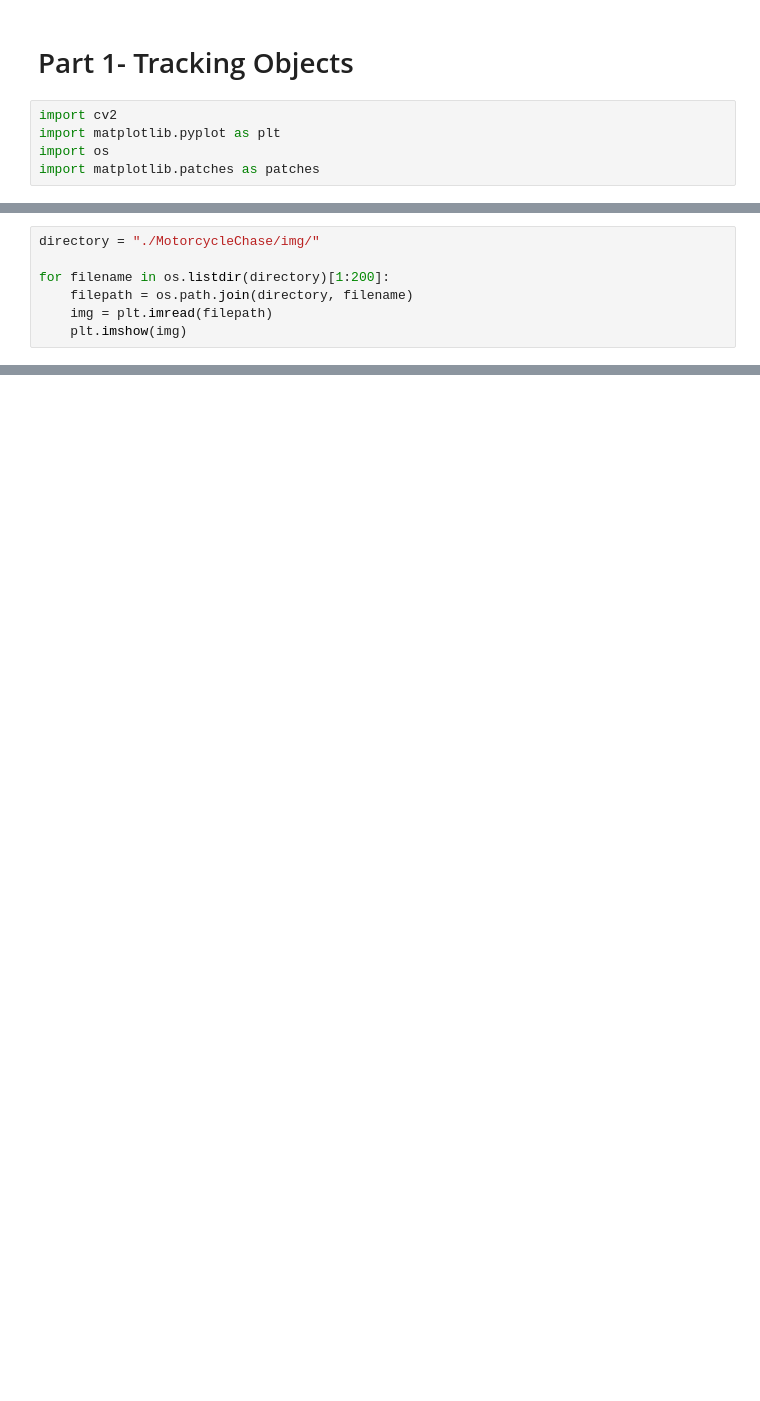
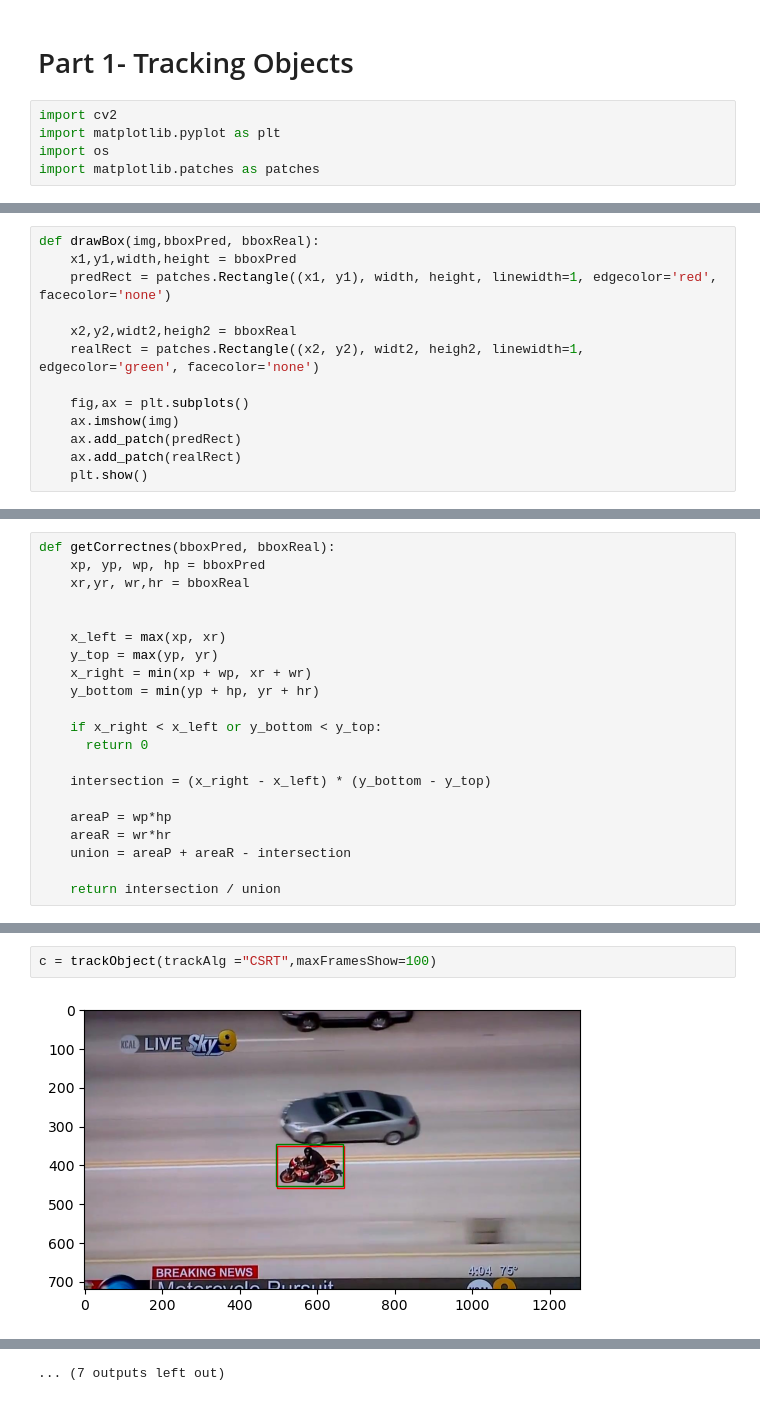
Before and after one commit to ivan-serrano-hernandez/Computer-Vision-project, a Jupyter notebook: Tracking.ipynb, the cells around one changed output, grey strips where cells are left out. Cells and saved outputs as stored; diff of their text form; blank space fills up the shorter version.

Commit message:
first tracking algorithms

```diff
--- a/Tracking.ipynb
+++ b/Tracking.ipynb
@@ -44,7 +22,0 @@ Initialize the tracker
-# %%
-directory = "./MotorcycleChase/img/"
-
-for filename in os.listdir(directory)[1:200]:
-    filepath = os.path.join(directory, filename)
-    img = plt.imread(filepath)
-    plt.imshow(img)
@@ -68,0 +31,13 @@ else:
+# %%
+def drawBox(img,bboxPred, bboxReal):
+    x1,y1,width,height = bboxPred
+    predRect = patches.Rectangle((x1, y1), width, height, linewidth=1, edgecolor='red', facecolor='none')
+
+    x2,y2,widt2,heigh2 = bboxReal
+    realRect = patches.Rectangle((x2, y2), widt2, heigh2, linewidth=1, edgecolor='green', facecolor='none')
+
+    fig,ax = plt.subplots()
+    ax.imshow(img)
+    ax.add_patch(predRect)
+    ax.add_patch(realRect)
+    plt.show()
@@ -68,0 +51,21 @@ else:
+# %%
+def getCorrectnes(bboxPred, bboxReal):
+    xp, yp, wp, hp = bboxPred
+    xr,yr, wr,hr = bboxReal
+
+
+    x_left = max(xp, xr)
+    y_top = max(yp, yr)
+    x_right = min(xp + wp, xr + wr)
+    y_bottom = min(yp + hp, yr + hr)
+
+    if x_right < x_left or y_bottom < y_top:
+      return 0
+
+    intersection = (x_right - x_left) * (y_bottom - y_top)
+
+    areaP = wp*hp
+    areaR = wr*hr
+    union = areaP + areaR - intersection
+
+    return intersection / union
@@ -68,0 +124,4 @@ else:
+# %%
+c = trackObject(trackAlg ="CSRT",maxFramesShow=100)
+# %% [output]
+[figure, added]
@@ -68,0 +139 @@ else:
+... (7 outputs left out)
```
Also changed, not shown: parts of 15 cells of this notebook, 3 other files.
